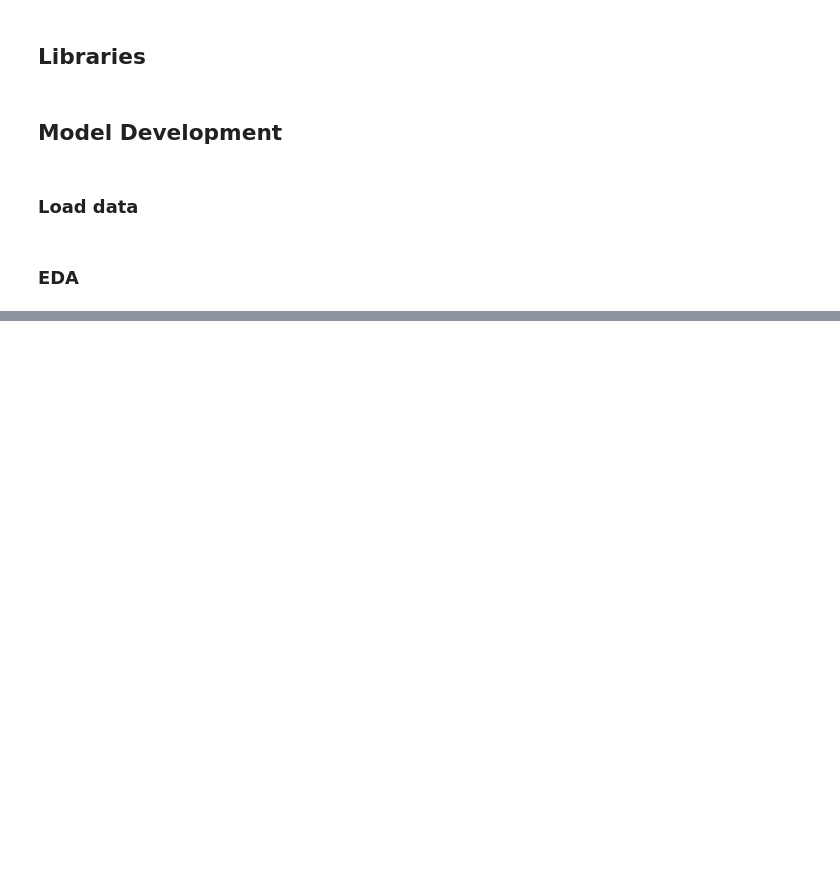
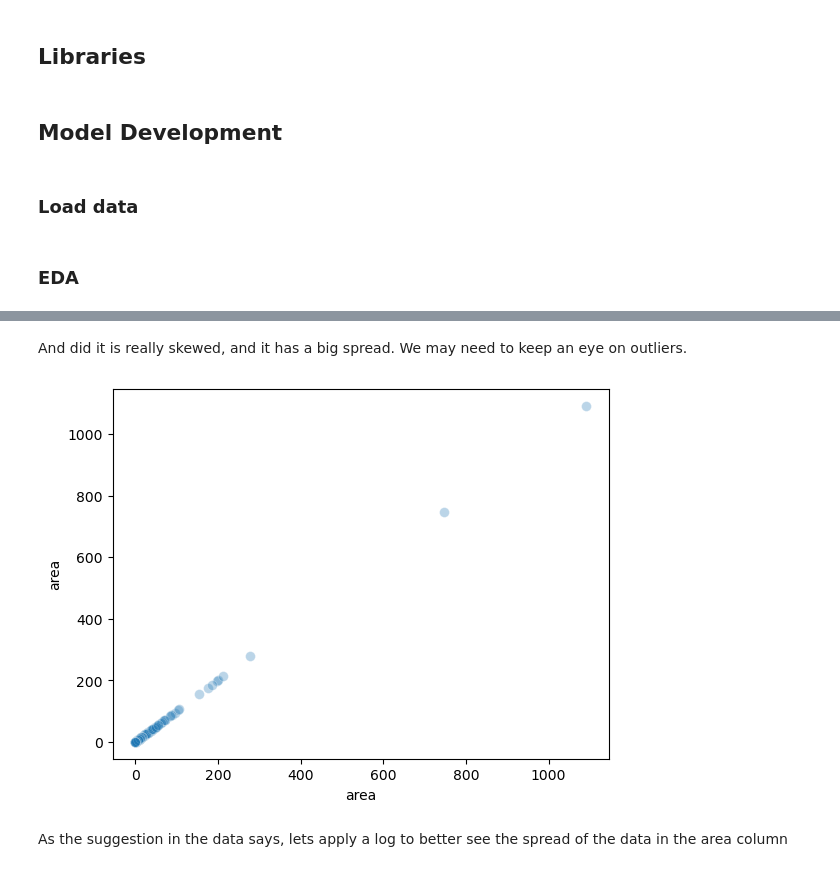
Before and after one commit to 1Elral4/Optimizing-Model-Predictions, a Jupyter notebook: optimizing_model_predictions.ipynb, the cells around one changed output, grey strips where cells are left out. Cells and saved outputs as stored; diff of their text form; code cells hidden in the pictures; blank space fills up the shorter version.

```diff
--- a/optimizing_model_predictions.ipynb
+++ b/optimizing_model_predictions.ipynb
@@ -55,0 +117,9 @@ ff = pd.read_csv('data/forestfires.csv')
+# %% [markdown]
+And did it is really skewed, and it has a big spread. We may need to keep an eye on outliers.
+# %%
+sns.scatterplot(data=ff, x='area', y='area', alpha=.3, s=50)
+plt.show()
+# %% [output]
+[figure, added]
+# %% [markdown]
+As the suggestion in the data says, lets apply a log to better see the spread of the data in the area column
```
Also changed, not shown: parts of 13 cells of this notebook.
